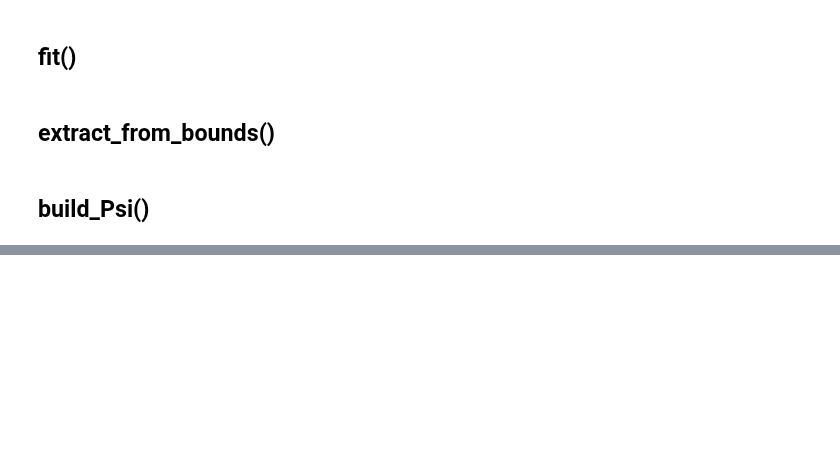
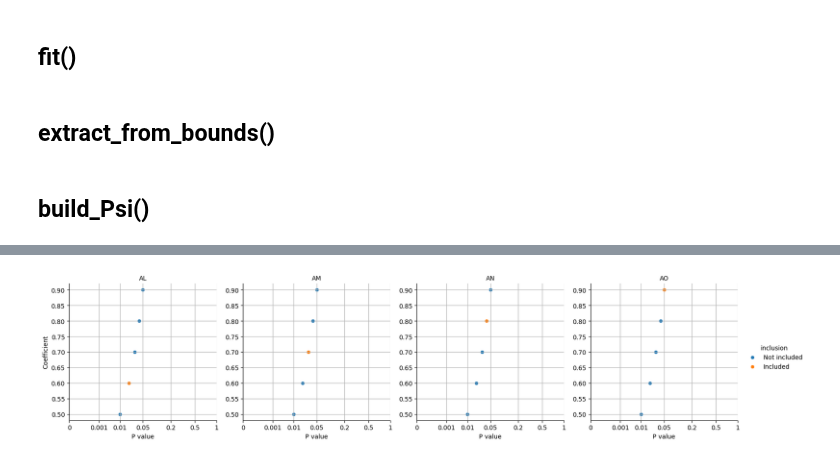
Before and after one commit to sequential-parameter-optimization/spotPython, a Jupyter notebook: notebooks/00_spotPython_tests.ipynb, the cells around one changed output, grey strips where cells are left out. Drawn from its saved outputs; the diff is of its cells as text; code cells hidden in the pictures; blank space fills up the shorter version.

```diff
--- a/notebooks/00_spotPython_tests.ipynb
+++ b/notebooks/00_spotPython_tests.ipynb
@@ -6534,0 +6684,93 @@ S.inf_Psi: False
+# %%
+import pandas as pd
+import numpy as np
+import seaborn as sns
+import matplotlib.pyplot as plt
+
+def all_plot2(data, xlabels=None, xlim=(0, 1), xlab="P value", ylim=None, ylab=None, title=None, grid=True):
+    """
+    Args:
+        data (dict): A dictionary containing the following keys:
+            - estimate (pd.DataFrame): A DataFrame containing the estimates.
+            - xlist (list): A list of variables.
+            - fun (str): The function name.
+            - family (str): The family of the model.
+        xlabels (list): A list of x-axis labels.
+        xlim (tuple): The x-axis limits.
+        xlab (str): The x-axis label.
+        ylim (tuple): The y-axis limits.
+        ylab (str): The y-axis label.
+        title (str): The title of the plot.
+        grid (bool): Whether to display gridlines. Default is True.
+
+    Returns:
+        None
+
+    Examples:
+        data = {
+            "estimate": pd.DataFrame({
+                "variables": ["Crude", "AL", "AM", "AN", "AO"],
+                "estimate": [0.5, 0.6, 0.7, 0.8, 0.9],
+                "conf_low": [0.1, 0.2, 0.3, 0.4, 0.5],
+                "conf_high": [0.9, 1.0, 1.1, 1.2, 1.3],
+                "p": [0.01, 0.02, 0.03, 0.04, 0.05],
+                "aic": [100, 200, 300, 400, 500],
+                "n": [10, 20, 30, 40, 50]
+            }),
+            "xlist": ["AL", "AM", "AN", "AO"],
+            "fun": "all_lm"
+        }
+
+    """
+    if xlabels is None:
+        xlabels = [0, 0.001, 0.01, 0.05, 0.2, 0.5, 1]
+    xbreaks = np.power(xlabels, np.log(0.5) / np.log(0.05))
+
+    result_df = data["estimate"]
+    if ylab is None:
+        if data["fun"] == "all_lm":
+            ylab = "Coefficient"
+        elif data["family"] == "poisson":
+            ylab = "Rate ratio"
+        elif data["family"] == "binomial":
+            ylab = "Odds ratio"
+        else:
+            ylab = "Effect estimates"
+    hline = 0 if data["fun"] == "all_lm" else 1
+
+    result_df['p_value'] = np.power(result_df['p'], np.log(0.5) / np.log(0.05))
+    if ylim is None:
+        if data["fun"] == "all_lm":
+            maxv = max(result_df['estimate'].max(), abs(result_df['estimate'].min()))
+            ylim = (-maxv, maxv)
+        else:
+            maxv = max(max(1 / result_df['estimate']), max(result_df['estimate']))
+            ylim = (1 / maxv, maxv)
+
+    # Create a DataFrame to mark inclusion of variables
+    mark_df = pd.DataFrame({x: result_df['variables'].str.contains(x).astype(int) for x in data['xlist']})
+    df_scatter = pd.concat([result_df, mark_df], axis=1)
+
+    # Melt the DataFrame for plotting
+    df_long = df_scatter.melt(id_vars=["variables", "estimate", "conf_low", "conf_high", "p", "aic", "n", "p_value"],
+                              value_vars=data['xlist'],
+                              var_name="variable", value_name="inclusion")
+    df_long['inclusion'] = df_long['inclusion'].apply(lambda x: "Included" if x > 0 else "Not included")
+
+    # Plotting
+    g = sns.FacetGrid(df_long, col="variable", hue="inclusion", height=4, sharex=False, sharey=False)
+    g.map(sns.scatterplot, "p_value", "estimate")
+    g.add_legend()
+    for ax in g.axes.flat:
+        ax.set_xticks(xbreaks)
+        ax.set_xticklabels(xlabels)
+        if grid:
+            ax.grid(True)
+    g.set_axis_labels(xlab, ylab)
+    g.set_titles("{col_name}")
+    if title:
+        plt.subplots_adjust(top=0.8)
+        g.fig.suptitle(title)
+    plt.show()
+# %% [output]
+[figure, added]
```
Also changed, not shown: parts of 13 cells of this notebook.
